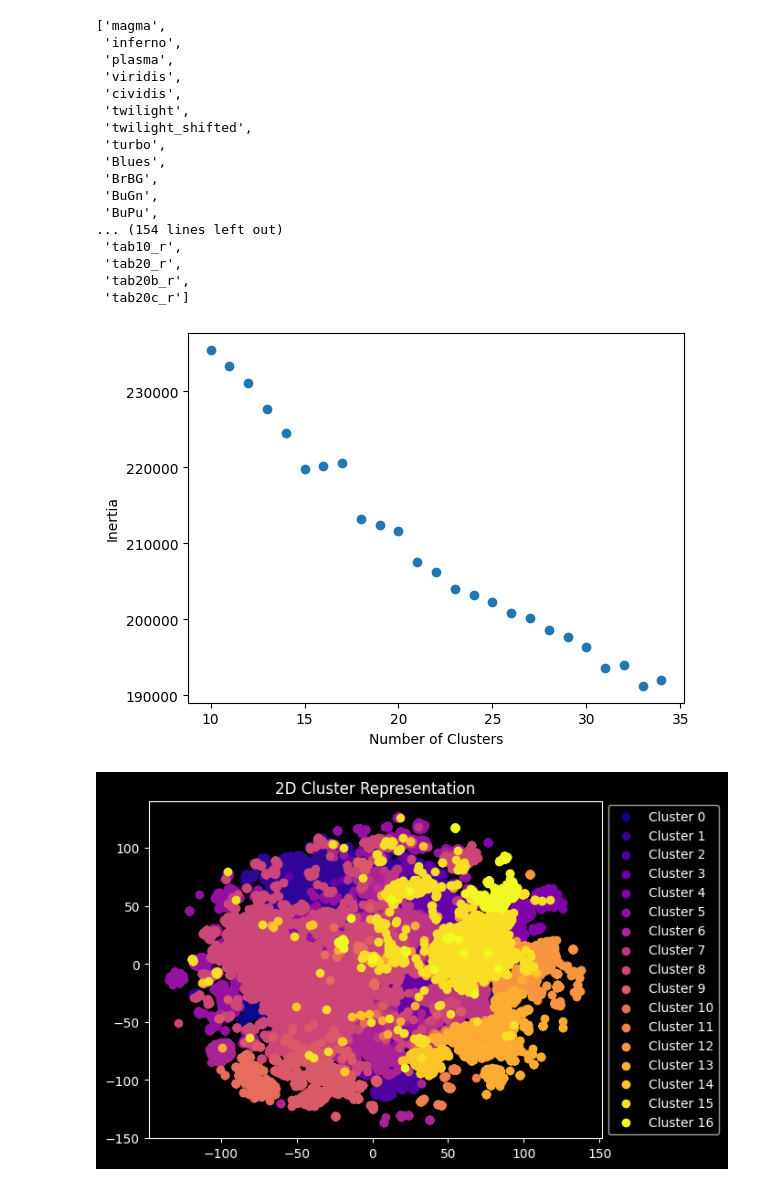
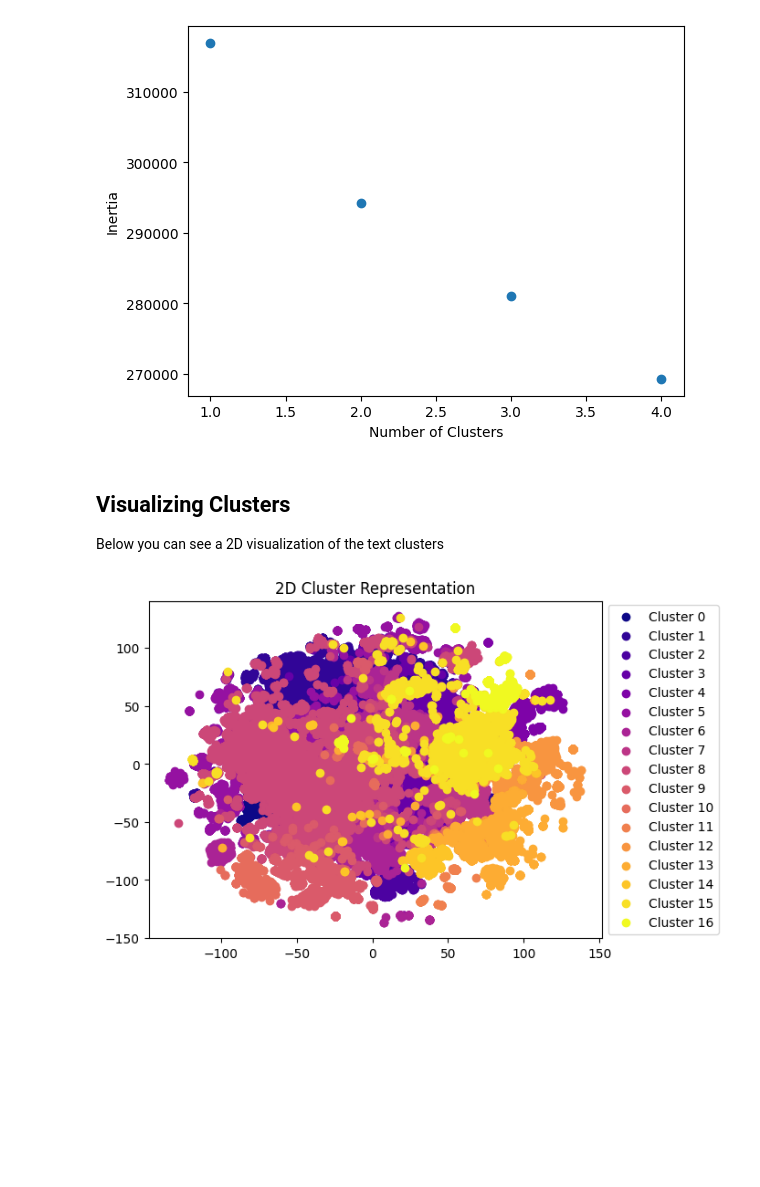
Before and after one commit to zstephe/zstephe.github.io, a Jupyter notebook: visualization.ipynb, the cells around one changed output. Drawn from its saved outputs; the diff is of its cells as text; code cells hidden in the pictures; blank space fills up the shorter version.

Commit message:
Linking visualization to website

```diff
--- a/visualization.ipynb
+++ b/visualization.ipynb
@@ -10,56 +10,39 @@ embeddings2d = pd.read_csv("csv_files/embeddings2D.csv")
 
 # kmeans clusters
 clusters = pd.read_csv("csv_files/kmeansClusters.csv")
-# %%
-from matplotlib import colormaps
-list(colormaps)
-# %% [output]
-['magma',
- 'inferno',
- 'plasma',
- 'viridis',
- 'cividis',
- 'twilight',
- 'twilight_shifted',
- 'turbo',
- 'Blues',
- 'BrBG',
- 'BuGn',
- 'BuPu',
-... (154 lines left out)
- 'tab10_r',
- 'tab20_r',
- 'tab20b_r',
- 'tab20c_r']
 # %%
-# Showing Inertias of kmeans
-kmeansToTest = range(10,35)
-clusterDf = doKmeans(embeddings,kmeansToTest,showIntertias=True)
+# Showing Inertias of kmeans and saving to file
+kmeansToTest = range(5,50)
+kmeansToTest = range(1,5)
+clusterDf = doKmeans(embeddings,kmeansToTest,showIntertias=True,saveInertias=True)
 # %% [output]
-[figure, old version]
+[figure, new version]
+# %% [markdown]
+<h2>Visualizing Clusters</h2>
+Below you can see a 2D visualization of the text clusters
 # %%
 # 2D visualization of clusters
 import matplotlib.cm as cm
 
 # number of clusters to test
 clusterNum = 17
 
 # colors and title
 colors = cm.plasma(np.linspace(0, 1, clusterNum))
 plt.title("2D Cluster Representation")
 
-#scatter each cluster with the appropriate color
+# scatter each cluster with the appropriate color
 for cluster in range(clusterNum):
     indexList = clusters.index[clusters['Kmeans '+str(clusterNum)] == cluster].tolist()
     this = embeddings2d.iloc[indexList]
     plt.scatter(this['0'],this['1'],color = colors[cluster],label="Cluster "+str(cluster))
 
-# add legend and show graph
+# add legend, show graph, and save graph to file
 plt.legend(loc='center left', bbox_to_anchor=(1, 0.5))
-plt.style.use("dark_background")
+plt.savefig("html_files/clusters.png",bbox_inches="tight")
 plt.show()
 # %% [output]
-[figure, old version]
+[figure, new version]
 # %%
 # retrieve specific cluster data from a cluster number
 printClusterSet(clusterDf,25)
```
Also changed, not shown: parts of 1 cell of this notebook, 3 other files.
